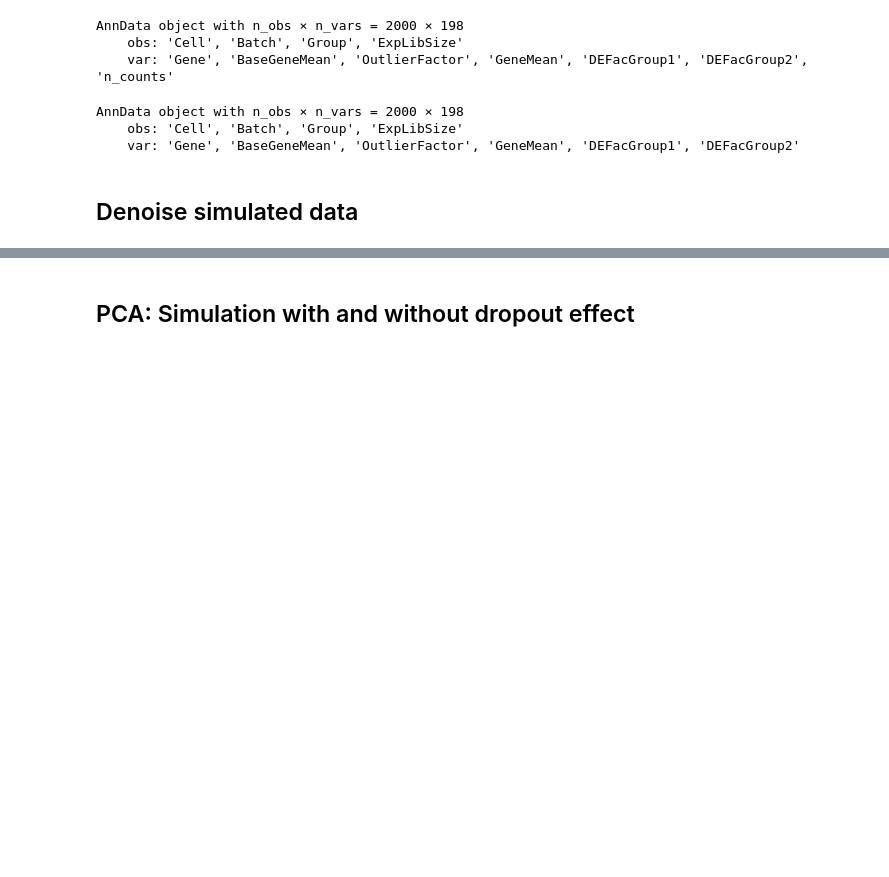
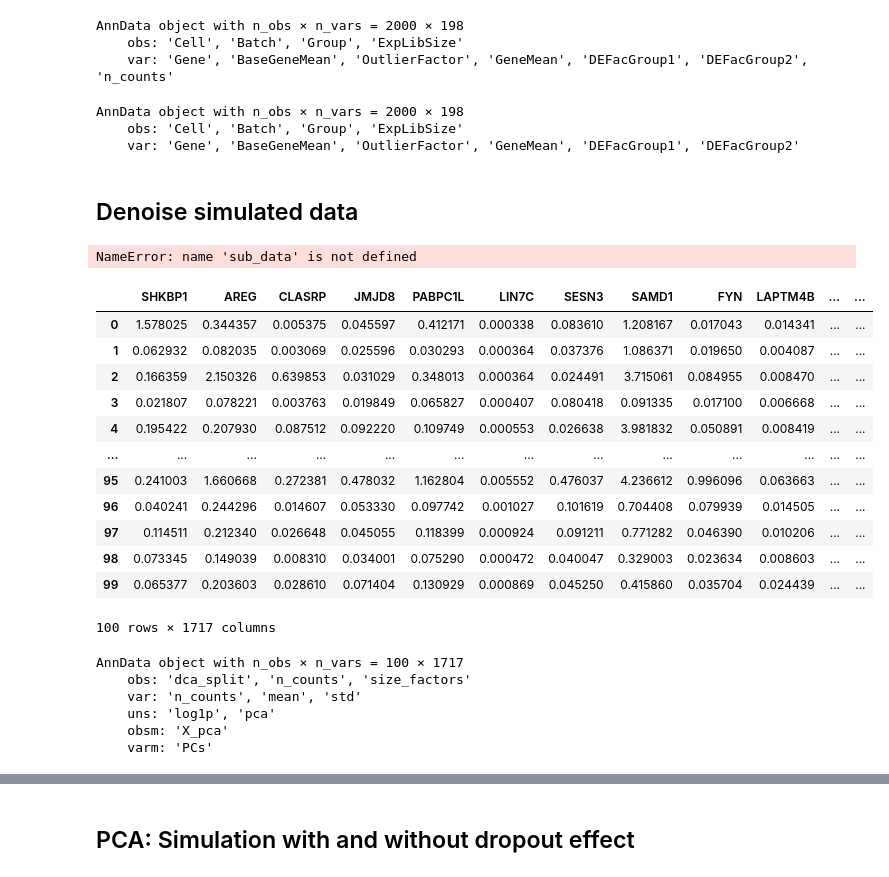
Before and after one commit to theislab/dca, a Jupyter notebook: tutorial.ipynb, the cells around one changed output, grey strips where cells are left out. Saved outputs shown, nothing was run; the diff lists cells and outputs as text; code cells hidden in the pictures; blank space fills up the shorter version.

```diff
--- a/tutorial.ipynb
+++ b/tutorial.ipynb
@@ -124,3 +164,48 @@ sc.pp.pca(adata)
 sc.pp.pca(adata_true)
 # %% [markdown]
 ## Denoise simulated data
+# %%
+%%time
+
+adata_ae = sc.AnnData(sub_data.values, obs=pd.DataFrame(index=sub_data.index), var=pd.DataFrame(index=sub_data.columns))
+adata_ae.obs_names = sub_data.index
+adata_ae.var_names = sub_data.columns
+
+sc.pp.filter_genes(adata_ae, min_counts=1)
+dca(adata_ae, threads=1)
+
+# Store the denoised data in a separate attribute
+adata_ae.raw = adata_ae
+
+sc.pp.normalize_per_cell(adata_ae)
+sc.pp.log1p(adata_ae)
+sc.pp.pca(adata_ae)
+# %% [output]
+NameError: name 'sub_data' is not defined
+# %%
+denoised_data = pd.DataFrame(adata_ae.raw.X, index=adata_ae.raw.obs_names, columns=adata_ae.raw.var_names)
+# %%
+denoised_data
+# %% [output]
+|  | SHKBP1 | AREG | CLASRP | JMJD8 | PABPC1L | LIN7C | SESN3 | SAMD1 | FYN | LAPTM4B | ... | ... |
+| 0 | 1.578025 | 0.344357 | 0.005375 | 0.045597 | 0.412171 | 0.000338 | 0.083610 | 1.208167 | 0.017043 | 0.014341 | ... | ... |
+| 1 | 0.062932 | 0.082035 | 0.003069 | 0.025596 | 0.030293 | 0.000364 | 0.037376 | 1.086371 | 0.019650 | 0.004087 | ... | ... |
+| 2 | 0.166359 | 2.150326 | 0.639853 | 0.031029 | 0.348013 | 0.000364 | 0.024491 | 3.715061 | 0.084955 | 0.008470 | ... | ... |
+| 3 | 0.021807 | 0.078221 | 0.003763 | 0.019849 | 0.065827 | 0.000407 | 0.080418 | 0.091335 | 0.017100 | 0.006668 | ... | ... |
+| 4 | 0.195422 | 0.207930 | 0.087512 | 0.092220 | 0.109749 | 0.000553 | 0.026638 | 3.981832 | 0.050891 | 0.008419 | ... | ... |
+| ... | ... | ... | ... | ... | ... | ... | ... | ... | ... | ... | ... | ... |
+| 95 | 0.241003 | 1.660668 | 0.272381 | 0.478032 | 1.162804 | 0.005552 | 0.476037 | 4.236612 | 0.996096 | 0.063663 | ... | ... |
+| 96 | 0.040241 | 0.244296 | 0.014607 | 0.053330 | 0.097742 | 0.001027 | 0.101619 | 0.704408 | 0.079939 | 0.014505 | ... | ... |
+| 97 | 0.114511 | 0.212340 | 0.026648 | 0.045055 | 0.118399 | 0.000924 | 0.091211 | 0.771282 | 0.046390 | 0.010206 | ... | ... |
+| 98 | 0.073345 | 0.149039 | 0.008310 | 0.034001 | 0.075290 | 0.000472 | 0.040047 | 0.329003 | 0.023634 | 0.008603 | ... | ... |
+| 99 | 0.065377 | 0.203603 | 0.028610 | 0.071404 | 0.130929 | 0.000869 | 0.045250 | 0.415860 | 0.035704 | 0.024439 | ... | ... |
+100 rows × 1717 columns
+# %%
+adata_ae
+# %% [output]
+AnnData object with n_obs × n_vars = 100 × 1717
+    obs: 'dca_split', 'n_counts', 'size_factors'
+    var: 'n_counts', 'mean', 'std'
+    uns: 'log1p', 'pca'
+    obsm: 'X_pca'
+    varm: 'PCs'
```
Also changed, not shown: parts of 17 cells of this notebook, 4 other files.
